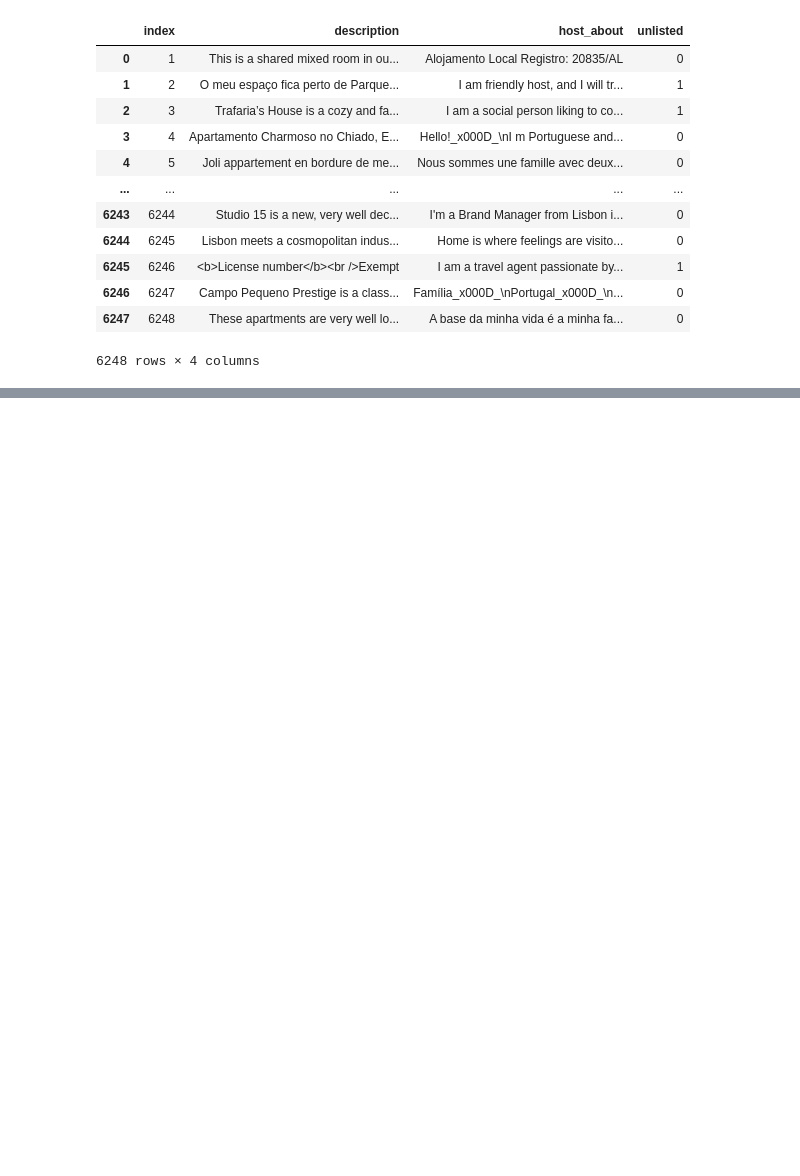
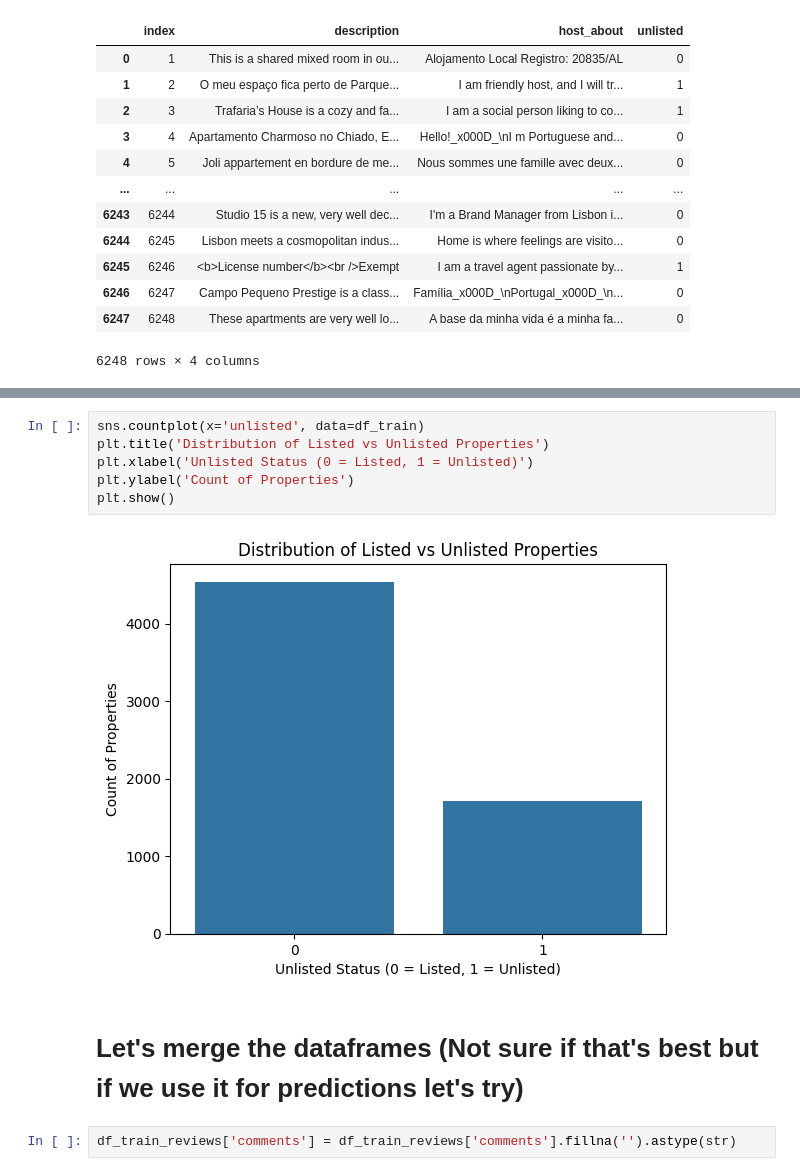
Before and after one commit to ontenkutsenko/NLP_Airbnb_Delisting_Prediction, a Jupyter notebook: Baseline.ipynb, the cells around one changed output, grey strips where cells are left out. Saved outputs shown, nothing was run; the diff lists cells and outputs as text; blank space fills up the shorter version.

```diff
--- a/Baseline.ipynb
+++ b/Baseline.ipynb
@@ -63,0 +105,12 @@ df_train_reviews.head(50)
+# %%
+sns.countplot(x='unlisted', data=df_train)
+plt.title('Distribution of Listed vs Unlisted Properties')
+plt.xlabel('Unlisted Status (0 = Listed, 1 = Unlisted)')
+plt.ylabel('Count of Properties')
+plt.show()
+# %% [output]
+[figure, added]
+# %% [markdown]
+# Let's merge the dataframes (Not sure if that's best but if we use it for predictions let's try)
+# %%
+df_train_reviews['comments'] = df_train_reviews['comments'].fillna('').astype(str)
```
Also changed, not shown: parts of 10 cells of this notebook.
